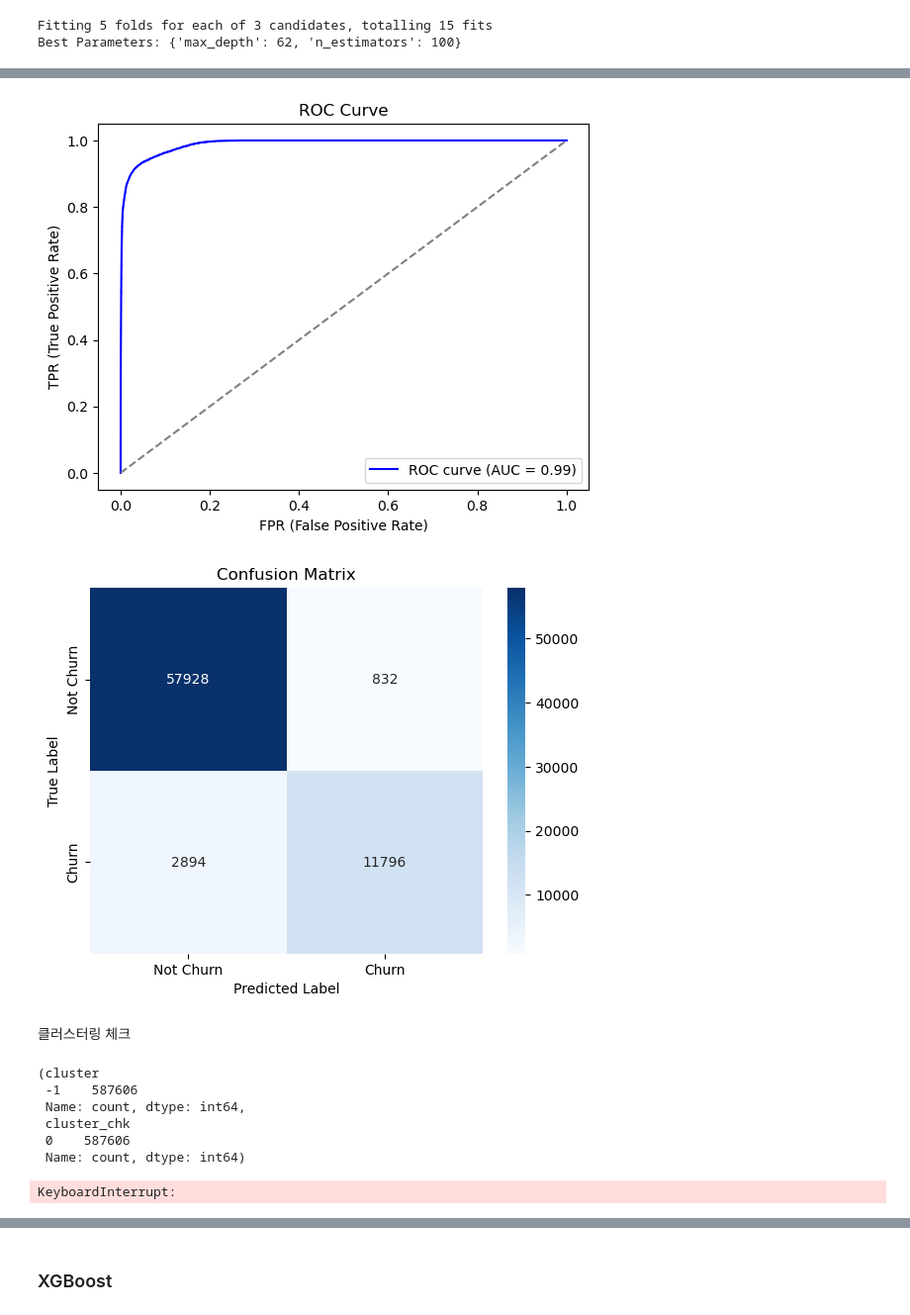
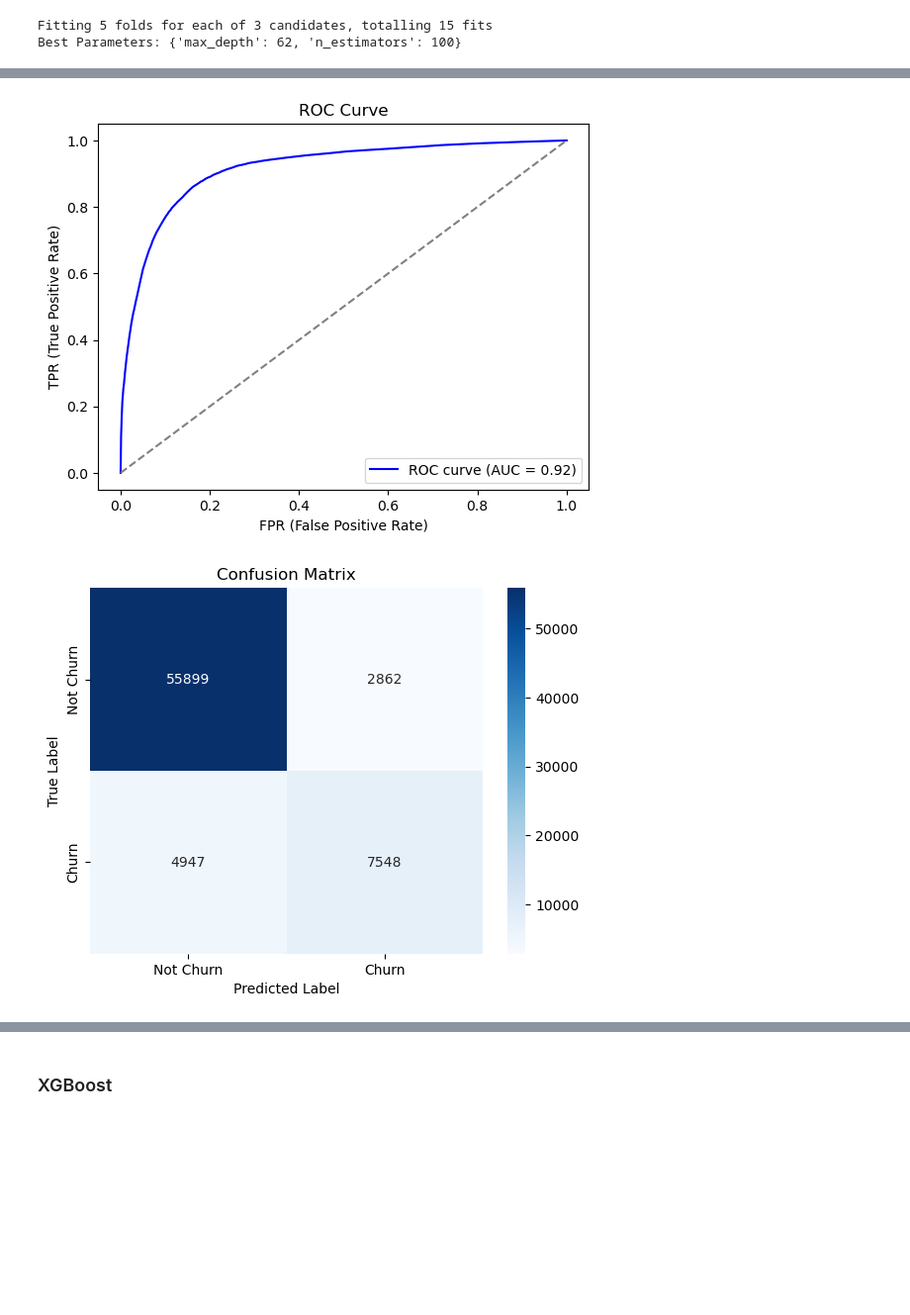
Before and after one commit to SKNETWORKS-FAMILY-AICAMP/SKN09-2nd-2Team, a Jupyter notebook: final_model.ipynb, the cells around one changed output, grey strips where cells are left out. Shown at 99% size. Drawn from its saved outputs; the diff is of its cells as text; code cells hidden in the pictures; blank space fills up the shorter version.

```diff
--- a/final_model.ipynb
+++ b/final_model.ipynb
@@ -40,8 +40,8 @@ y = df['is_churn']
 
 X_train, X_test, y_train, y_test = train_test_split(X, y, test_size=0.2, stratify=y ,random_state=42)
 
-scaler = StandardScaler()
-X_train_scaled = scaler.fit_transform(X_train)
-X_test_scaled = scaler.transform(X_test)
+# scaler = StandardScaler()
+# X_train_scaled = scaler.fit_transform(X_train)
+# X_test_scaled = scaler.transform(X_test)
 # %% [markdown]
 ##### 오버샘플링
@@ -216,22 +150,23 @@ plt.show()
 # %%
 stratified_kfold = StratifiedKFold(n_splits=5)
 dt_clf_over = DecisionTreeClassifier(max_depth=53, random_state=42)
-
+ros = RandomOverSampler(sampling_strategy=0.4, random_state=42)
 dt_accuracy_over = []
 dt_precision_over = []
 dt_recall_over = []
 dt_matrix_over = []
 dt_curve_over = []
 
-for train_index, val_index in stratified_kfold.split(X_res, y_res):
-    X_train_1, y_train_1 = X_res.iloc[train_index], y_res.iloc[train_index]
-    X_val, y_val = X_res.iloc[val_index], y_res.iloc[val_index]
+for train_index, val_index in stratified_kfold.split(X, y):
+    X_train_1, y_train_1 = X.iloc[train_index], y.iloc[train_index]
+    X_train_2, y_train_2 = ros.fit_resample(X_train_1, y_train_1)
+    X_val, y_val = X.iloc[val_index], y.iloc[val_index]
 
     scaler = StandardScaler()
-    X_train_scaled_1 = scaler.fit_transform(X_train_1)
+    X_train_scaled_1 = scaler.fit_transform(X_train_2)
     X_test_scaled_1 = scaler.transform(X_val)
 
-    dt_clf_over.fit(X_train_scaled_1, y_train_1)
+    dt_clf_over.fit(X_train_scaled_1, y_train_2)
     y_pred_dt = dt_clf_over.predict(X_test_scaled_1)   # 검증 데이터로 예측
     y_pred_proba = dt_clf_over.predict_proba(X_test_scaled_1)[:, 1]
 
@@ -297,7 +243,7 @@ plt.show()
 # print("Best Parameters:", grid_search.best_params_)
 # %%
 stratified_kfold = StratifiedKFold(n_splits=5)
-rf_clf = RandomForestClassifier(max_depth= 51, n_estimators= 150, random_state=42, warm_start=True)
+rf_clf = RandomForestClassifier(max_depth= 51, n_estimators= 150, random_state=42, warm_start=False)
 
 rf_accuracy = []
 rf_precision = []
@@ -399,6 +328,7 @@ Counter({0: 293803, 1: 73450})
 # %%
 stratified_kfold = StratifiedKFold(n_splits=5)
-rf_clf_over = RandomForestClassifier(max_depth= 61, n_estimators= 100, random_state=42, warm_start=True)
+rf_clf_over = RandomForestClassifier(max_depth= 61, n_estimators= 200, random_state=42, warm_start=False)
+ros = RandomOverSampler(sampling_strategy=0.4, random_state=42)
 
 rf_accuracy_over = []
 rf_precision_over = []
@@ -406,11 +336,12 @@ rf_recall_over = []
 rf_matrix_over = []
 rf_curve_over = []
 
-for train_index, val_index in stratified_kfold.split(X_res, y_res):
-    X_train_1, y_train_1 = X_res.iloc[train_index], y_res.iloc[train_index]
-    X_val, y_val = X_res.iloc[val_index], y_res.iloc[val_index]
+for train_index, val_index in stratified_kfold.split(X, y):
+    X_train_1, y_train_1 = X.iloc[train_index], y.iloc[train_index]
+    X_train_2, y_train_2 = ros.fit_resample(X_train_1, y_train_1)
+    X_val, y_val = X.iloc[val_index], y.iloc[val_index]
 
-    rf_clf_over.fit(X_train_1, y_train_1)
+    rf_clf_over.fit(X_train_2, y_train_2)
     y_pred_rf = rf_clf_over.predict(X_val)
     y_pred_proba = rf_clf_over.predict_proba(X_val)[:, 1]
 
@@ -524,27 +408,25 @@ rf_matrix_over
 # %%
 # ROC Curve
-fpr, tpr, thresholds = rf_curve_over[2]
+fpr, tpr, thresholds = rf_curve_over[0]
 roc_auc = auc(fpr, tpr)
 
 plt.plot(fpr, tpr, color='blue', label=f'ROC curve (AUC = {roc_auc:.2f})')
 plt.plot([0,1], [0,1], color='gray', linestyle='--')
 plt.xlabel('FPR (False Positive Rate)')
 plt.ylabel('TPR (True Positive Rate)')
 plt.title('ROC Curve')
 plt.legend()
 plt.show()
 
 # Confusion Matrix Plot
 # cm = confusion_matrix(y_val, y_pred_rf)
-cm = rf_matrix_over[4]
+cm = rf_matrix_over[0]
 
 sns.heatmap(cm, annot=True, fmt="d", cmap="Blues", xticklabels=['Not Churn', 'Churn'], yticklabels=['Not Churn', 'Churn'])
 plt.xlabel('Predicted Label')
 plt.ylabel('True Label')
 plt.title('Confusion Matrix')
 plt.show()
 # %% [output]
-[figure, old version]
+[figure, new version]
-[figure, old version]
+[figure, new version]
-# %% [markdown]
-클러스터링 체크
@@ -553,25 +432,0 @@ total_res = pd.concat([X_res, y_res], axis=1)
-# %%
-from sklearn.cluster import DBSCAN
-kmeans = DBSCAN(eps=0.05, min_samples=100)
-kmeans.fit(X_res)
-total_res['cluster'] = kmeans.labels_
-total_res['cluster_chk'] = (total_res['is_churn'] == total_res['cluster']).astype('int')
-
-total_res['cluster'].value_counts(), total_res['cluster_chk'].value_counts()
-# %% [output]
-(cluster
- -1    587606
- Name: count, dtype: int64,
- cluster_chk
- 0    587606
- Name: count, dtype: int64)
-# %%
-from sklearn.cluster import SpectralClustering
-kmeans = SpectralClustering(n_clusters=2, affinity='nearest_neighbors', n_init=10)
-kmeans.fit(X_res)
-total_res['cluster'] = kmeans.labels_
-total_res['cluster_chk'] = (total_res['is_churn'] == total_res['cluster']).astype('int')
-
-total_res['cluster'].value_counts(), total_res['cluster_chk'].value_counts()
-# %% [output]
-KeyboardInterrupt:
```
Also changed, not shown: parts of 26 cells of this notebook, 15 other files.
